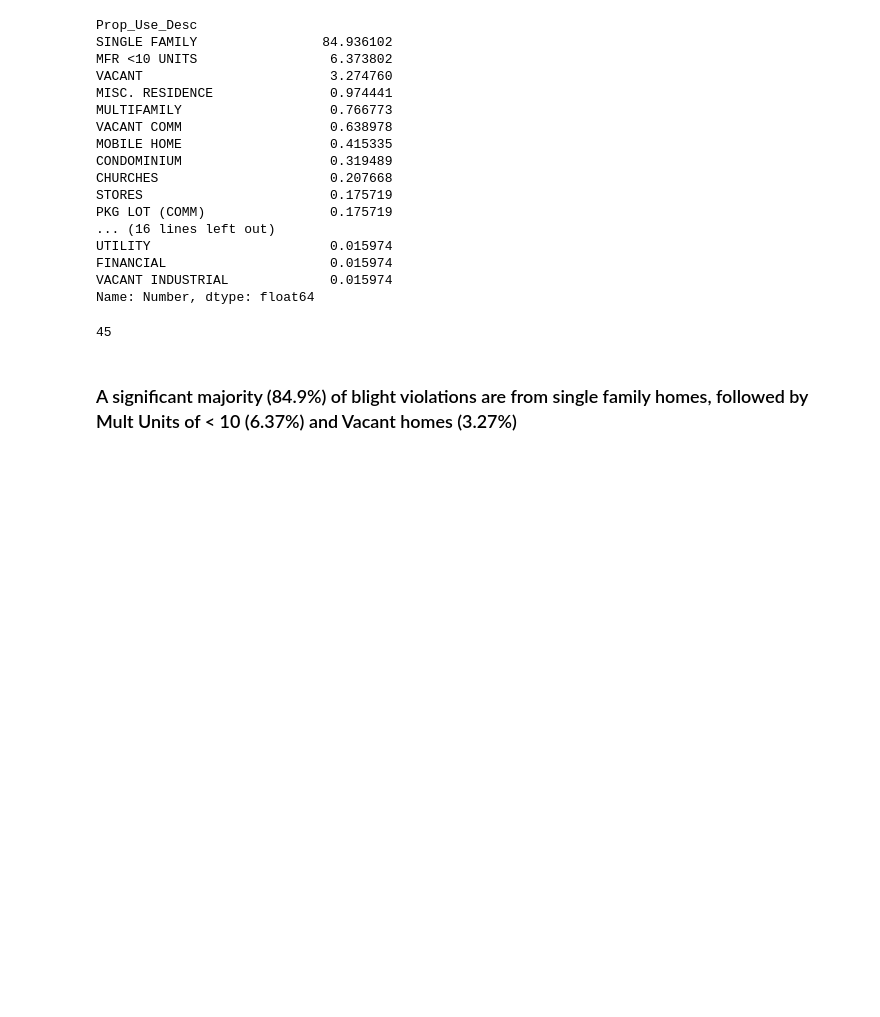
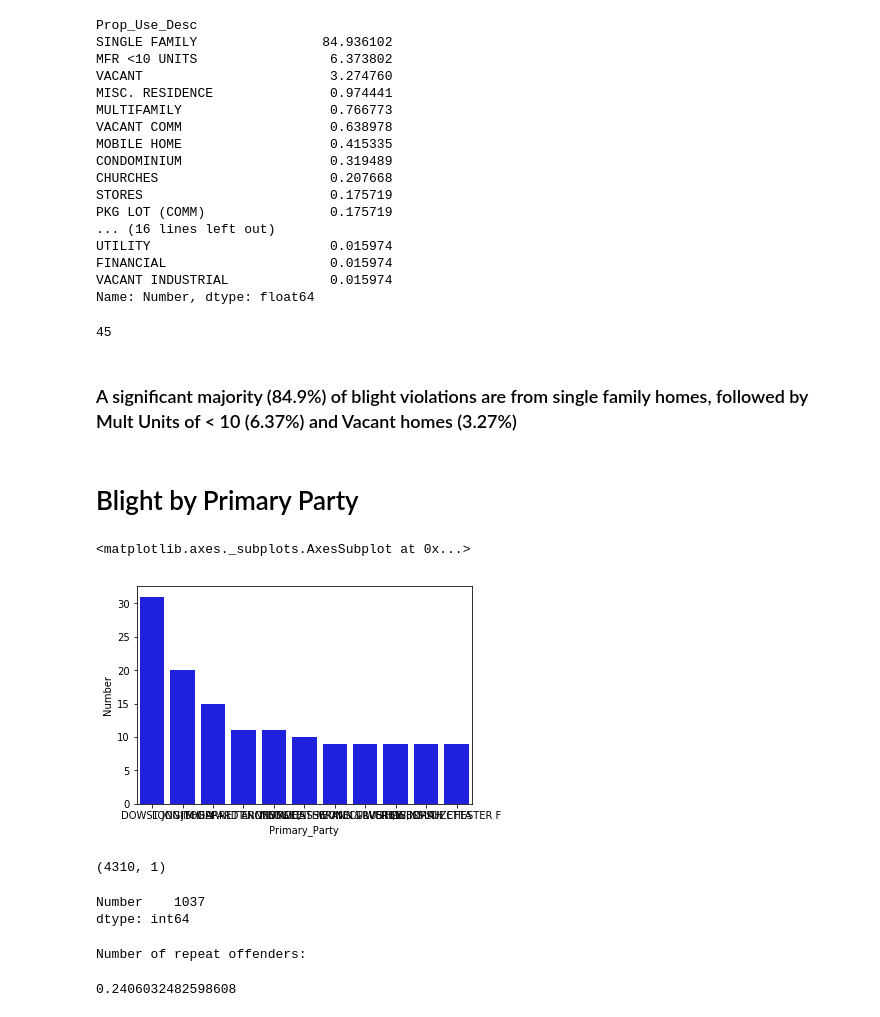
Before and after one commit to hanrosen/gainesville, a Jupyter notebook: Blight-Analysis.ipynb, the cells around one changed output. Saved outputs shown, nothing was run; the diff lists cells and outputs as text; code cells hidden in the pictures; blank space fills up the shorter version.

```diff
--- a/Blight-Analysis.ipynb
+++ b/Blight-Analysis.ipynb
@@ -211,3 +228,33 @@ total_blight - blight_prop_type.sum()
 45
 # %% [markdown]
 ### A significant majority (84.9%) of blight violations are from single family homes, followed by Mult Units of < 10 (6.37%) and Vacant homes (3.27%)
+# %% [markdown]
+# Blight by Primary Party
+# %%
+primary_party = blight_violations.groupby("Primary_Party").count().sort_values('Number',ascending=False)['Number']
+primary_party = primary_party.to_frame()
+primary_party_frame = primary_party[3:14]
+# primary_party.index
+# %%
+sns.barplot(x=primary_party_frame.index, y="Number", data=primary_party_frame,
+            label="Total", color="b")
+# %% [output]
+<matplotlib.axes._subplots.AxesSubplot at 0x...>
+[figure, added]
+# %%
+primary_party = primary_party[3:]
+
+primary_party.shape
+# %% [output]
+(4310, 1)
+# %%
+primary_party[primary_party["Number"] > 1].count()
+# %% [output]
+Number    1037
+dtype: int64
+# %%
+print("Number of repeat offenders: ")
+1037/4310
+# %% [output]
+Number of repeat offenders:
+0.2406032482598608
```
Also changed, not shown: parts of 9 cells of this notebook, 1 other file.
